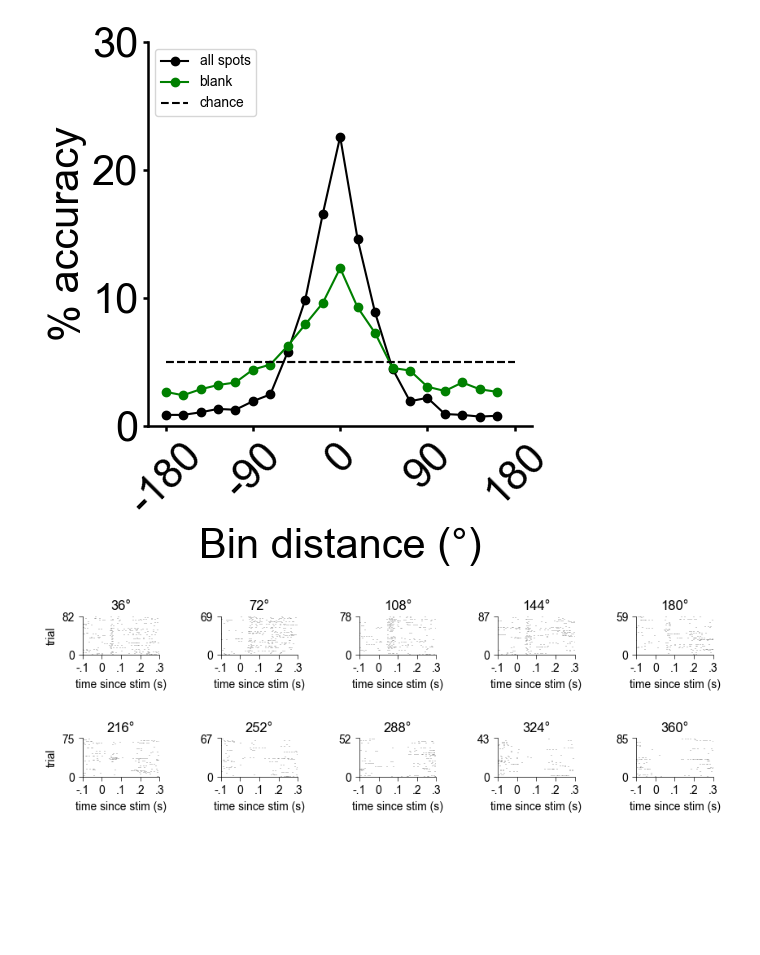
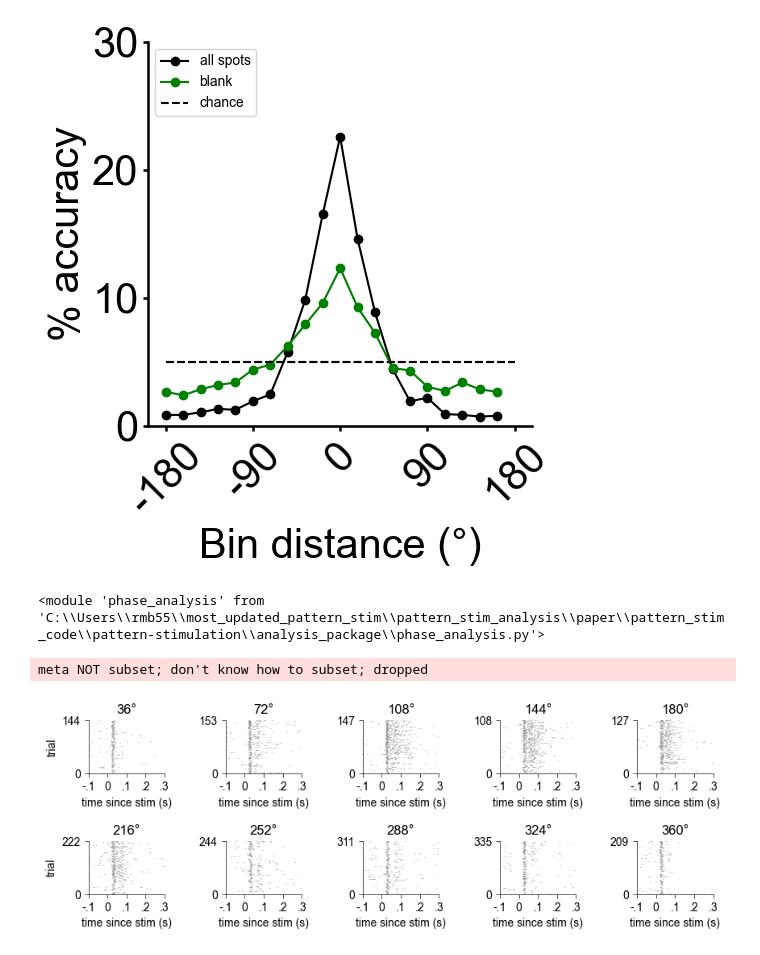
Before and after one commit to rmblazing/phase-coding-analysis, a Jupyter notebook: figure_generation/figure3/figure3_final_draft1.ipynb, the cells around one changed output. Cells and saved outputs as stored; diff of their text form; code cells hidden in the pictures; blank space fills up the shorter version.

```diff
--- a/figure_generation/figure3/figure3_final_draft1.ipynb
+++ b/figure_generation/figure3/figure3_final_draft1.ipynb
@@ -770,17 +762,39 @@ bin_indices_contra = phase_expt['bin_indices_all']
 # %%
-raster_array_path  = r'Z:\robin\Paper\phase_coding_manuscript\data\fig2\raster_data\contra\230421.npy'
-hilbert_transformed_resp_path_contra = r'Z:\robin\Paper\phase_coding_manuscript\data\fig2\resp_data\230421.npy'
-mtrigger_path =  r'Z:\robin\expt_sets\pattern_stim\recordings\230407\2023-04-07_14-57-28\experiment1\recording1\continuous\Rhythm_FPGA-100.0\230407_mtrigger.dat'
+raster_array_path_contra  = r'Z:\robin\Paper\phase_coding_manuscript\data\fig2\raster_data\contra\230421.npy'
+raster_array_path_ipsi  = r'Z:\robin\Paper\phase_coding_manuscript\data\fig2\raster_data\ipsi\230421.npy'
+hilbert_transformed_resp_path = r'Z:\robin\Paper\phase_coding_manuscript\data\fig2\resp_data\230421.npy'
+mtrigger_path = r'Z:\robin\expt_sets\pattern_stim\recordings\230421\2023-04-21_12-45-55\experiment1\recording1\continuous\Rhythm_FPGA-100.0\230421_mtrigger.dat'
+expt_metadata_path_contra = r'Z:\robin\expt_sets\pattern_stim\metadata\230421\P163_2023_4_21_135647_fullexpt'
+expt_metadata_path_ipsi = r'Z:\robin\expt_sets\pattern_stim\metadata\230421\P163_2023_4_21_153221_fullexpt'
+# %%
+# open files
+trial_type_raster_array_contra = np.load(raster_array_path_contra, allow_pickle = True)
+trial_type_raster_array_ipsi = np.load(raster_array_path_ipsi, allow_pickle = True)
+mtrigger_array = PGanalysis.get_events(mtrigger_path)
+hilbert_transformed_resp_array = np.load(hilbert_transformed_resp_path, allow_pickle = True)
+with open(expt_metadata_path_contra, 'rb') as f:
+    expt_metadata_contra = pkl.load(f)
+with open(expt_metadata_path_ipsi, 'rb') as f:
+    expt_metadata_ipsi = pkl.load(f)
 # %%
-# open files
-trial_type_raster_array = np.load(raster_array_path, allow_pickle = True)
-mtrigger_array = PGanalysis.get_events(mtrigger_path)
-hilbert_transformed_resp_array = np.load(hilbert_transformed_resp_path, allow_pickle = True)
-with open(expt_metadata_path, 'rb') as f:
-    expt_metadata = pkl.load(f)
+# get the trial type indices, the time of each trial, and the respiration phase-bin in which each trial occurred
+trial_type_indices_contra = phase_analysis.get_trial_type_indices(expt_metadata_contra)
+trial_type_indices_ipsi = phase_analysis.get_trial_type_indices(expt_metadata_ipsi)
+frame_on_time_s = phase_analysis.get_frame_on_time_s(mtrigger_array)
+frame_on_time_s_contra = frame_on_time_s[0:int(len(frame_on_time_s)/2)]
+frame_on_time_s_ipsi = frame_on_time_s[int(len(frame_on_time_s)/2):]
+# %%
+bin_indices_all_contra, bins = phase_analysis.get_bin_indices(trial_type_indices_contra, expt_metadata_contra, frame_on_time_s_contra, hilbert_transformed_resp_array,  bin_width = 36)
+# %%
+import importlib
+importlib.reload(phase_analysis)
+# %% [output]
+<module 'phase_analysis' from 'C:\\Users\\rmb55\\most_updated_pattern_stim\\pattern_stim_analysis\\paper\\pattern_stim_code\\pattern-stimulation\\analysis_package\\phase_analysis.py'>
 # %%
-cell = 89
-stim = 1
-phase_analysis.plot_phase_binned_rasters(trial_type_raster_array_contra, bin_indices_contra, cell, stim, axis_width = .4964)
+cell = 54
+stim = 3
+phase_analysis.plot_phase_binned_rasters(trial_type_raster_array_contra, bin_indices_all_contra, cell, stim, axis_width = .4964)
+plt.savefig(r'Z:\robin\Paper\phase_coding_manuscript\figures\fig1\fig2_final\drafts\example_raster_contra.pdf', bbox_inches = 'tight')
 # %% [output]
+meta NOT subset; don't know how to subset; dropped
-[figure, old version]
+[figure, new version]
```
Also changed, not shown: parts of 14 cells of this notebook.
